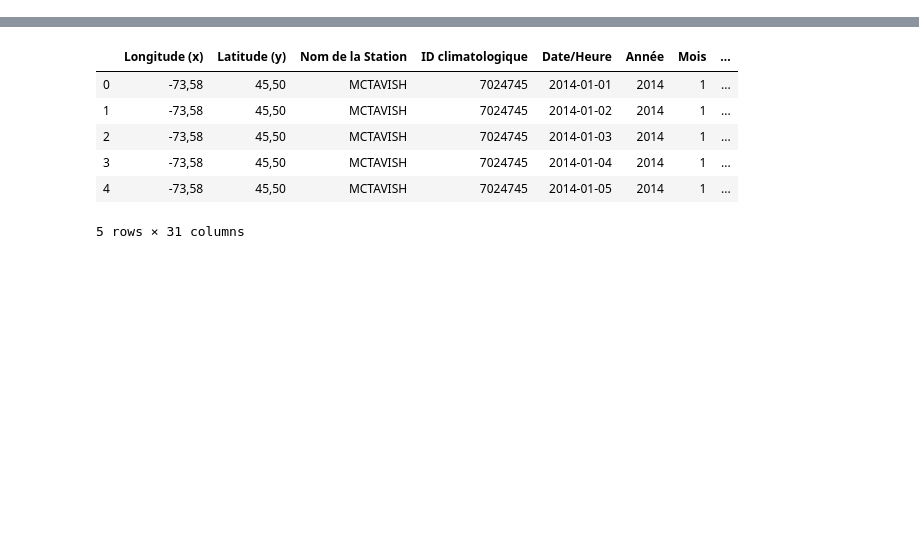
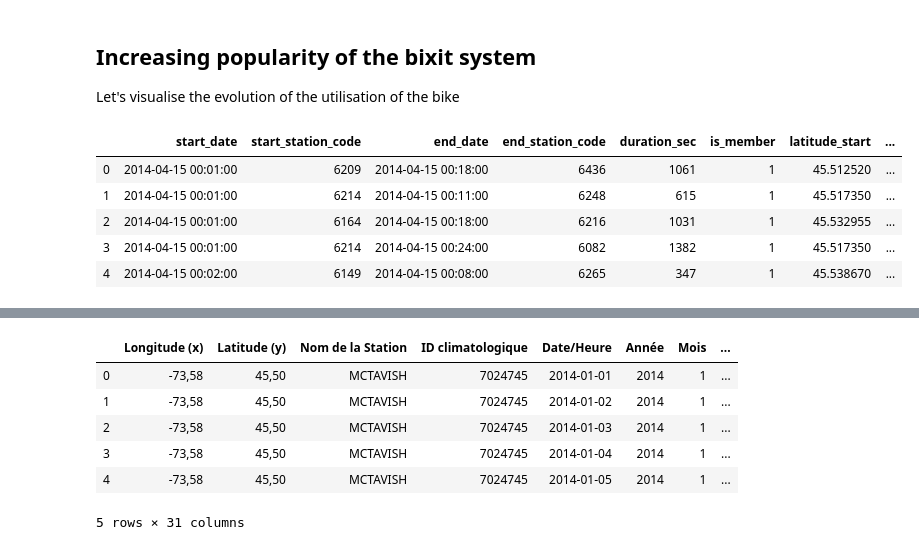
Before and after one commit to daviskia/ada-project-deep-penguin, a Jupyter notebook: Weather.ipynb, the cells around one changed output, grey strips where cells are left out. Cells and saved outputs as stored; diff of their text form; code cells hidden in the pictures; blank space fills up the shorter version.

```diff
--- a/Weather.ipynb
+++ b/Weather.ipynb
@@ -1,3 +5,7 @@
+# %% [markdown]
+## Increasing popularity of the bixit system
+
+Let's visualise the evolution of the utilisation of the bike
 # %%
 %matplotlib inline
 import pandas as pd
@@ -9,0 +20,11 @@ from bs4 import BeautifulSoup
+# %%
+# loads the combined dataset
+data = pd.read_pickle("../combined_data")
+data.head()
+# %% [output]
+|  | start_date | start_station_code | end_date | end_station_code | duration_sec | is_member | latitude_start | ... |
+| 0 | 2014-04-15 00:01:00 | 6209 | 2014-04-15 00:18:00 | 6436 | 1061 | 1 | 45.512520 | ... |
+| 1 | 2014-04-15 00:01:00 | 6214 | 2014-04-15 00:11:00 | 6248 | 615 | 1 | 45.517350 | ... |
+| 2 | 2014-04-15 00:01:00 | 6164 | 2014-04-15 00:18:00 | 6216 | 1031 | 1 | 45.532955 | ... |
+| 3 | 2014-04-15 00:01:00 | 6214 | 2014-04-15 00:24:00 | 6082 | 1382 | 1 | 45.517350 | ... |
+| 4 | 2014-04-15 00:02:00 | 6149 | 2014-04-15 00:08:00 | 6265 | 347 | 1 | 45.538670 | ... |
```
Also changed, not shown: parts of 17 cells of this notebook, 6 other files.
